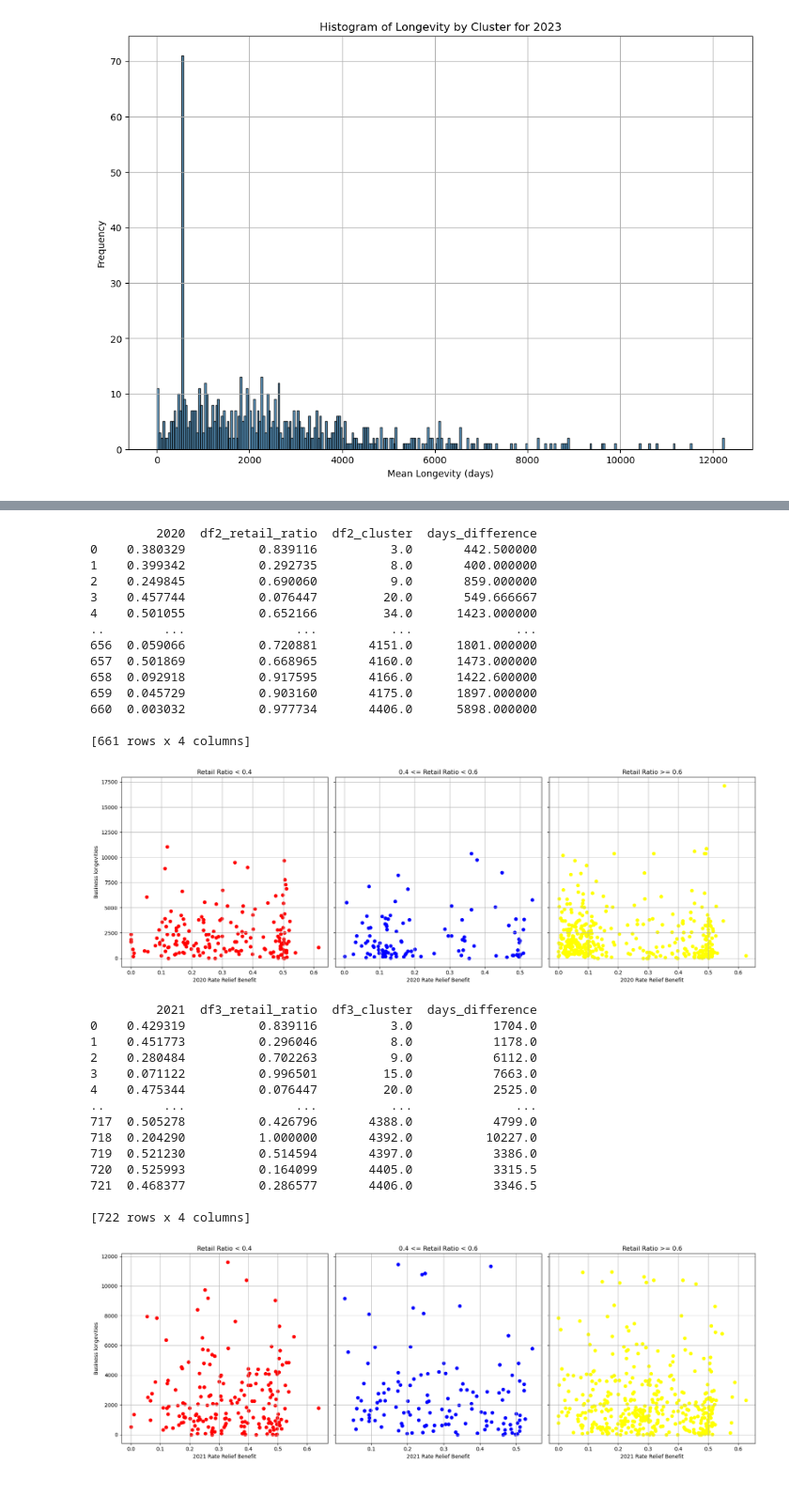
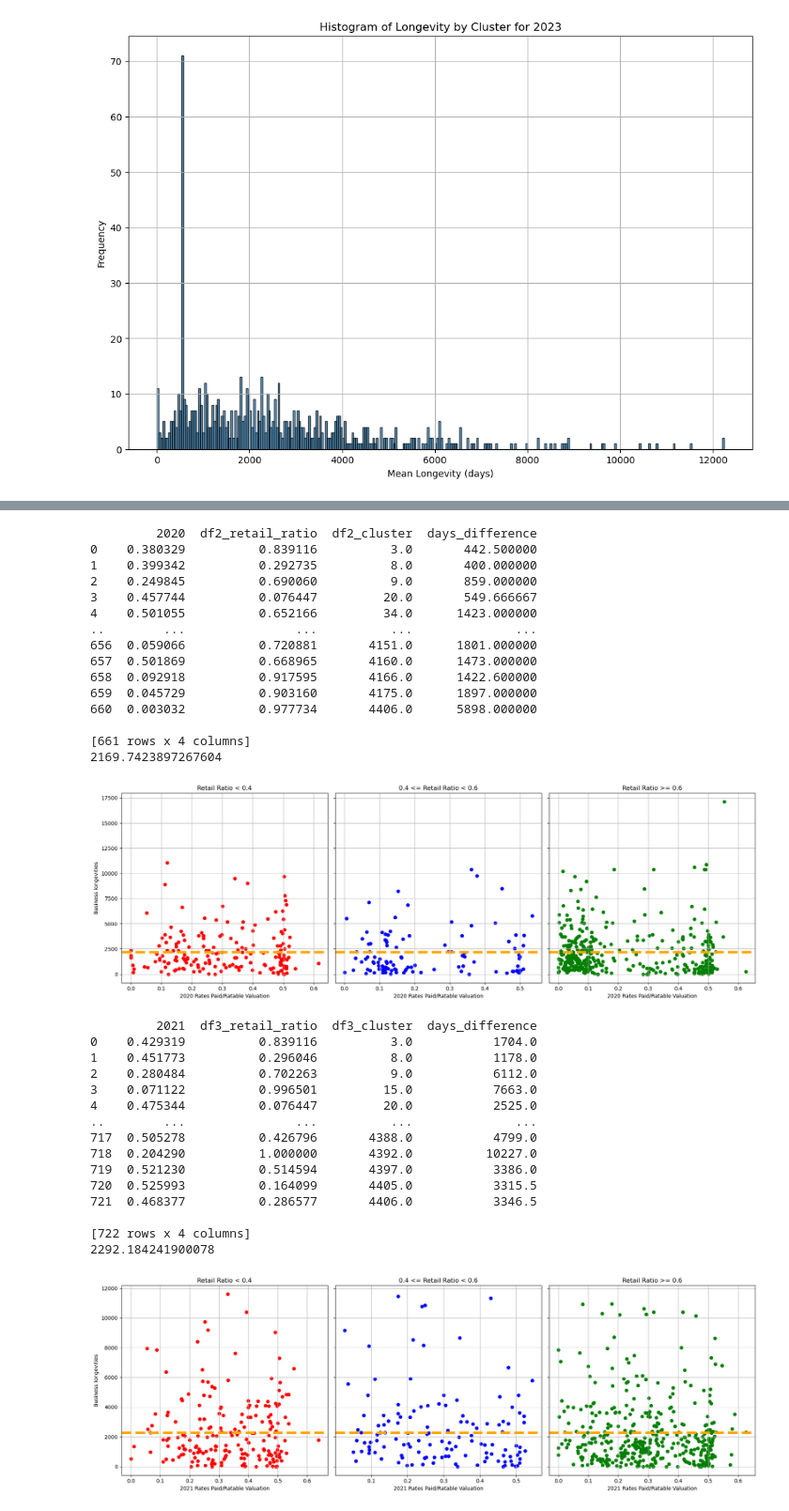
Before and after one commit to JasonFeng0512/Economic-and-Business-Impact-of-Rate-Relief-Policy-on-Commercial-Activities-across-the-UK, a Jupyter notebook: code.ipynb, the cells around one changed output, grey strips where cells are left out. Shown at 94% size. Saved outputs shown, nothing was run; the diff lists cells and outputs as text; code cells hidden in the pictures.

```diff
--- a/code.ipynb
+++ b/code.ipynb
@@ -1294,28 +1342,34 @@ longevities2020 = pd.merge(adv_rate_relief2020, longevity_by_cluster2020, on='df
 
 print(longevities2020)
 
-longevities2020['color'] = ['red' if x < 0.4 else 'blue' if x < 0.6 else 'yellow' for x in longevities2020['df2_retail_ratio']]
+longevities2020['color'] = ['red' if x < 0.4 else 'blue' if x < 0.6 else 'green' for x in longevities2020['df2_retail_ratio']]
+
+average_days_difference2020 = longevities2020['days_difference'].mean()
+print (average_days_difference2020)
 
 fig, axes = plt.subplots(1, 3, figsize=(18, 6), sharey=True)
 
 red_points = longevities2020[longevities2020['color'] == 'red']
 axes[0].scatter(red_points['2020'], red_points['days_difference'], color='red')
 axes[0].set_title('Retail Ratio < 0.4')
-axes[0].set_xlabel('2020 Rate Relief Benefit')
+axes[0].set_xlabel('2020 Rates Paid/Ratable Valuation')
 axes[0].set_ylabel('Business longevities')
 axes[0].grid(True)
+axes[0].axhline(average_days_difference2020, color='orange', linestyle='--', linewidth=5, label='Average longevity')
 
 blue_points = longevities2020[longevities2020['color'] == 'blue']
 axes[1].scatter(blue_points['2020'], blue_points['days_difference'], color='blue')
 axes[1].set_title('0.4 <= Retail Ratio < 0.6')
-axes[1].set_xlabel('2020 Rate Relief Benefit')
+axes[1].set_xlabel('2020 Rates Paid/Ratable Valuation')
 axes[1].grid(True)
+axes[1].axhline(average_days_difference2020, color='orange', linestyle='--', linewidth=5, label='Average longevity')
 
-yellow_points = longevities2020[longevities2020['color'] == 'yellow']
-axes[2].scatter(yellow_points['2020'], yellow_points['days_difference'], color='yellow')
+yellow_points = longevities2020[longevities2020['color'] == 'green']
+axes[2].scatter(yellow_points['2020'], yellow_points['days_difference'], color='green')
 axes[2].set_title('Retail Ratio >= 0.6')
-axes[2].set_xlabel('2020 Rate Relief Benefit')
+axes[2].set_xlabel('2020 Rates Paid/Ratable Valuation')
 axes[2].grid(True)
+axes[2].axhline(average_days_difference2020, color='orange', linestyle='--', linewidth=5, label='Average longevity')
 
 # Adjust layout and show plot
 plt.tight_layout()
@@ -1335,55 +1389,63 @@ plt.show()
 660  0.003032          0.977734       4406.0      5898.000000
 
 [661 rows x 4 columns]
+2169.7423897267604
-[figure, old version]
+[figure, new version]
 # %%
 adv_rate_relief2021 = adv_rate_relief[['2021', 'df3_retail_ratio', 'df3_cluster']]
 longevities2021 = pd.merge(adv_rate_relief2021, longevity_by_cluster2021, on='df3_cluster', how='inner')
 
 print(longevities2021)
 
-longevities2021['color'] = ['red' if x < 0.4 else 'blue' if x < 0.6 else 'yellow' for x in longevities2021['df3_retail_ratio']]
+longevities2021['color'] = ['red' if x < 0.4 else 'blue' if x < 0.6 else 'green' for x in longevities2021['df3_retail_ratio']]
+
+average_days_difference2021 = longevities2021['days_difference'].mean()
+print (average_days_difference2021)
 
 fig, axes = plt.subplots(1, 3, figsize=(18, 6), sharey=True)
 
 red_points = longevities2021[longevities2021['color'] == 'red']
 axes[0].scatter(red_points['2021'], red_points['days_difference'], color='red')
 axes[0].set_title('Retail Ratio < 0.4')
-axes[0].set_xlabel('2021 Rate Relief Benefit')
+axes[0].set_xlabel('2021 Rates Paid/Ratable Valuation')
 axes[0].set_ylabel('Business longevities')
 axes[0].grid(True)
+axes[0].axhline(average_days_difference2021, color='orange', linestyle='--', linewidth=5, label='Average longevity')
 
 blue_points = longevities2021[longevities2021['color'] == 'blue']
 axes[1].scatter(blue_points['2021'], blue_points['days_difference'], color='blue')
 axes[1].set_title('0.4 <= Retail Ratio < 0.6')
-axes[1].set_xlabel('2021 Rate Relief Benefit')
+axes[1].set_xlabel('2021 Rates Paid/Ratable Valuation')
 axes[1].grid(True)
+axes[1].axhline(average_days_difference2021, color='orange', linestyle='--', linewidth=5, label='Average longevity')
 
-yellow_points = longevities2021[longevities2021['color'] == 'yellow']
-axes[2].scatter(yellow_points['2021'], yellow_points['days_difference'], color='yellow')
+yellow_points = longevities2021[longevities2021['color'] == 'green']
+axes[2].scatter(yellow_points['2021'], yellow_points['days_difference'], color='green')
 axes[2].set_title('Retail Ratio >= 0.6')
-axes[2].set_xlabel('2021 Rate Relief Benefit')
+axes[2].set_xlabel('2021 Rates Paid/Ratable Valuation')
 axes[2].grid(True)
+axes[2].axhline(average_days_difference2021, color='orange', linestyle='--', linewidth=5, label='Average longevity')
 
 # Adjust layout and show plot
 plt.tight_layout()
 plt.show()
 # %% [output]
          2021  df3_retail_ratio  df3_cluster  days_difference
 0    0.429319          0.839116          3.0           1704.0
 1    0.451773          0.296046          8.0           1178.0
 2    0.280484          0.702263          9.0           6112.0
 3    0.071122          0.996501         15.0           7663.0
 4    0.475344          0.076447         20.0           2525.0
 ..        ...               ...          ...              ...
 717  0.505278          0.426796       4388.0           4799.0
 718  0.204290          1.000000       4392.0          10227.0
 719  0.521230          0.514594       4397.0           3386.0
 720  0.525993          0.164099       4405.0           3315.5
 721  0.468377          0.286577       4406.0           3346.5
 
 [722 rows x 4 columns]
+2292.184241900078
-[figure, old version]
+[figure, new version]
 # %%
 adv_rate_relief2022 = adv_rate_relief[['2022', 'df4_retail_ratio', 'df4_cluster']]
 longevities2022 = pd.merge(adv_rate_relief2022, longevity_by_cluster2022, on='df4_cluster', how='inner')
```
Also changed, not shown: parts of 14 cells of this notebook.
